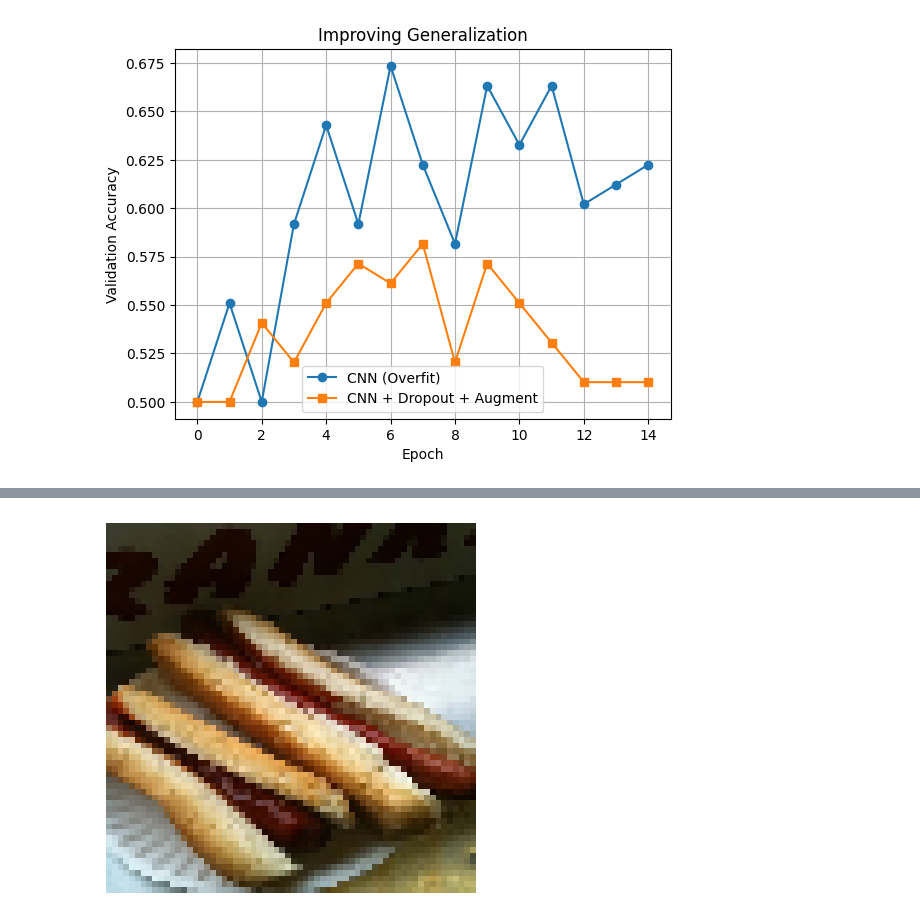
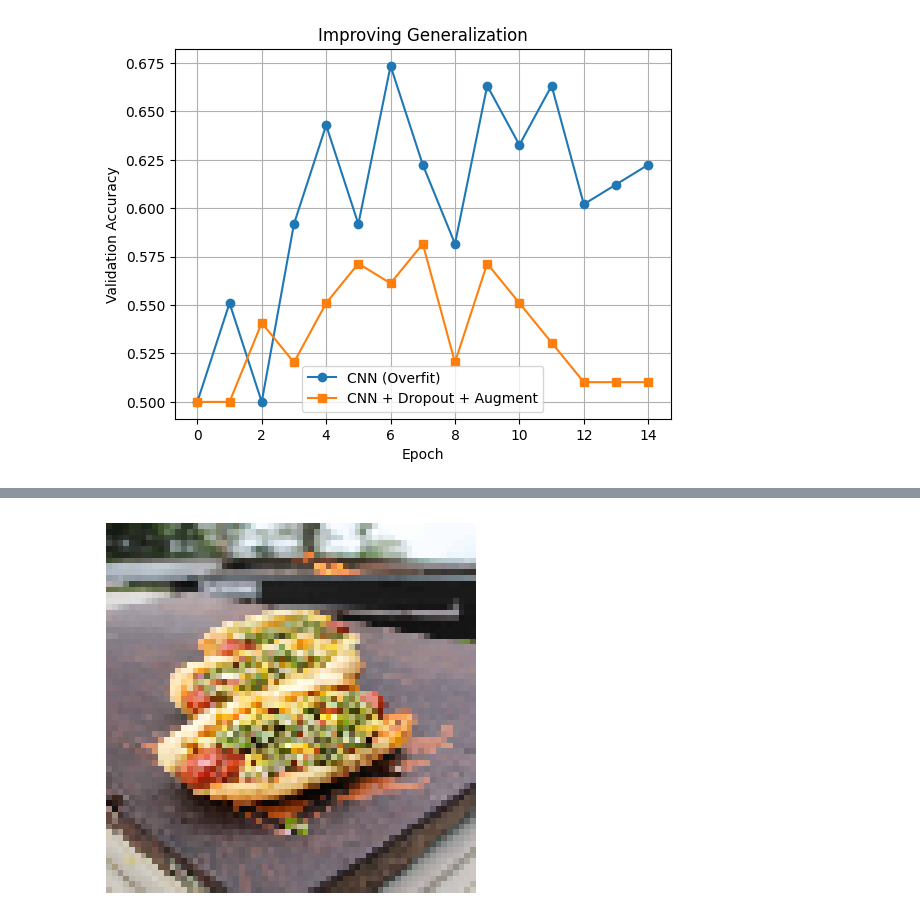
Before and after one commit to ataulmusawir/Introduction-to-AI-Assignment-2, a Jupyter notebook: HotDog_Classifier_Ata_Ul_Musawir.ipynb, the cells around one changed output, grey strips where cells are left out. Cells and saved outputs as stored; diff of their text form; code cells hidden in the pictures.

```diff
--- a/HotDog_Classifier_Ata_Ul_Musawir.ipynb
+++ b/HotDog_Classifier_Ata_Ul_Musawir.ipynb
@@ -330,6 +330,6 @@ def predict_local_image(img_path):
     plt.axis('off')
     plt.show()
 
-# Use a test image directly from your dataset
-predict_local_image("/content/seefood/test/hot_dog/292683.jpg")
+# Test on an external image (not from the dataset)
+predict_local_image("/content/hotdog_test.jpg")
 # %% [output]
@@ -338,4 +338,4 @@ NOT A HOT DOG! (confidence: 0.51)
-[figure, old version]
+[figure, new version]
 # %%
 !pip install ultralytics -q
 
```
Also changed, not shown: parts of 2 cells of this notebook.
